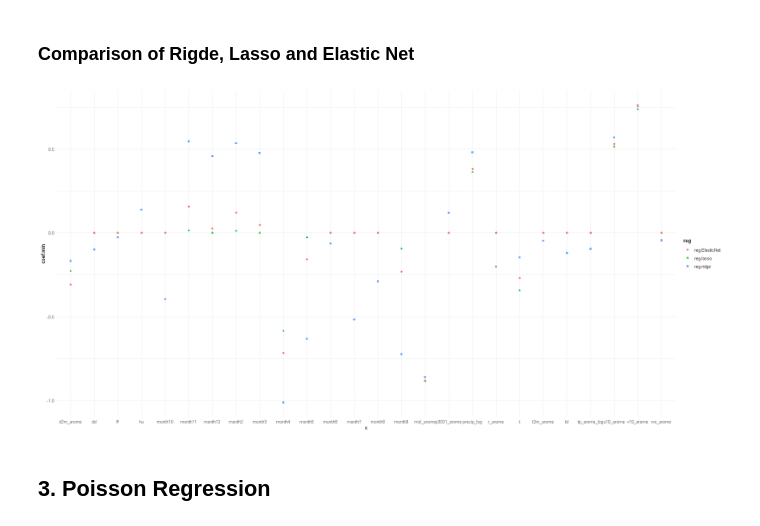
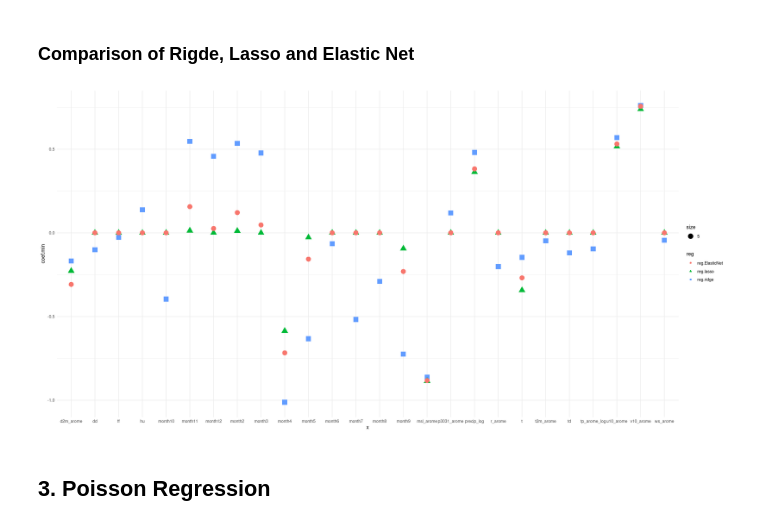
Before and after one commit to NguyenHai7120/4A-MachineLearning-Project, a Jupyter notebook: Regression-R.ipynb, the cells around one changed output. Cells and saved outputs as stored; diff of their text form; code cells hidden in the pictures.

```diff
--- a/Regression-R.ipynb
+++ b/Regression-R.ipynb
@@ -1200,20 +1224,20 @@ print(paste('MAPE : ', MAPE(y_predict_test_1se, y_test)))
 # %%
 nc = ncol(x_train)
 df = data.frame(
   x = rep(exp_var,3),
   coef.min = c(as.vector(coef(ridge_cv, s = ridge_cv$lambda.min)[-1]),
          as.vector(coef(lasso_cv, s = lasso_cv$lambda.min)[-1]),
          as.vector(coef(net_cv, s = net_cv$lambda.min)[-1])),
   reg = c(rep("reg.ridge", nc),
         rep("reg.lasso", nc),
         rep("reg.ElasticNet", nc))
   )
 
 ggplot(df)+
-  geom_point(aes(x = x, y = coef.min, col = reg, shape = reg))+
+  geom_point(aes(x = x, y = coef.min, col = reg, shape = reg, size = 5))+
   theme_minimal()
 # %% [output]
-[figure, old version]
+[figure, new version]
 # %% [markdown]
 ## 3. Poisson Regression
 # %% [markdown]
```
Also changed, not shown: parts of 20 cells of this notebook, 1 other file.
